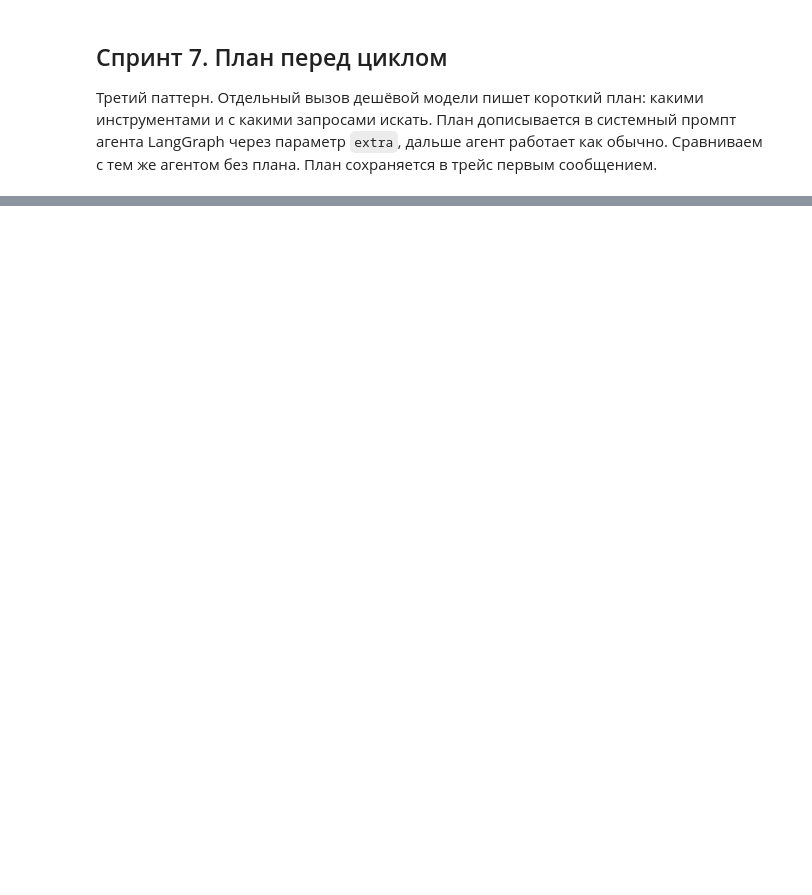
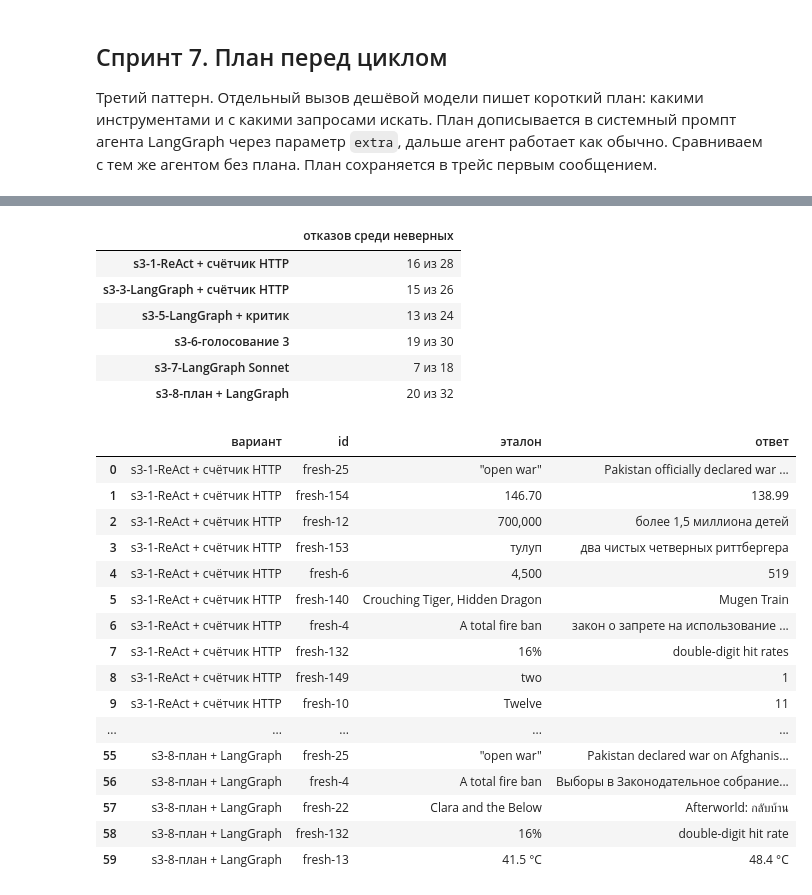
Before and after one commit to NorthMarshmallo/AI_Agent_events, a Jupyter notebook: notebooks/03_framework_patterns.ipynb, the cells around one changed output, grey strips where cells are left out. Saved outputs shown, nothing was run; the diff lists cells and outputs as text; code cells hidden in the pictures; blank space fills up the shorter version.

```diff
--- a/notebooks/03_framework_patterns.ipynb
+++ b/notebooks/03_framework_patterns.ipynb
@@ -836,0 +874,43 @@ report([key(v) for v in ["s3-3-LangGraph + счётчик HTTP", "s3-8-план
+# %%
+REFUSAL = re.compile(r"нет (?:информации|данных|сведений)|отсутству|недоступн|неизвестн|не известн|не удалось|не найден|не установлен"
+                     r"|no (?:information|data)|unknown|not (?:available|found)|unable|wasn't able|could ?n[o']t|don't know", re.I)
+
+def to_check(variants, n=10, seed=0):
+    rows, refusals = [], {}
+    for variant, model in variants:
+        bad = wrong(variant, model, n=None)
+        full = {r["id"]: final_answer(r["answer"]) for r in RESULTS[key(variant, model)]}
+        refusal = bad["id"].map(lambda q: bool(REFUSAL.search(full[q])))         # отказ ищем в полном ответе, а не в обрезанном
+        refusals[variant] = f"{refusal.sum()} из {len(bad)}"
+        rows.append(bad[~refusal].sample(min(n, (~refusal).sum()), random_state=seed).assign(вариант=variant))   # случайные, но одни и те же при перезапуске
+    display(pd.Series(refusals, name="отказов среди неверных").to_frame())
+    return pd.concat(rows)[["вариант", "id", "эталон", "ответ"]].reset_index(drop=True)
+
+CHECK = to_check([("s3-1-ReAct + счётчик HTTP", CHEAP), ("s3-3-LangGraph + счётчик HTTP", CHEAP), ("s3-5-LangGraph + критик", CHEAP),
+                  ("s3-6-голосование 3", CHEAP), ("s3-7-LangGraph Sonnet", STRONG), ("s3-8-план + LangGraph", CHEAP)])
+CHECK
+# %% [output]
+|  | отказов среди неверных |
+| s3-1-ReAct + счётчик HTTP | 16 из 28 |
+| s3-3-LangGraph + счётчик HTTP | 15 из 26 |
+| s3-5-LangGraph + критик | 13 из 24 |
+| s3-6-голосование 3 | 19 из 30 |
+| s3-7-LangGraph Sonnet | 7 из 18 |
+| s3-8-план + LangGraph | 20 из 32 |
+|  | вариант | id | эталон | ответ |
+| 0 | s3-1-ReAct + счётчик HTTP | fresh-25 | "open war" | Pakistan officially declared war ... |
+| 1 | s3-1-ReAct + счётчик HTTP | fresh-154 | 146.70 | 138.99 |
+| 2 | s3-1-ReAct + счётчик HTTP | fresh-12 | 700,000 | более 1,5 миллиона детей |
+| 3 | s3-1-ReAct + счётчик HTTP | fresh-153 | тулуп | два чистых четверных риттбергера |
+| 4 | s3-1-ReAct + счётчик HTTP | fresh-6 | 4,500 | 519 |
+| 5 | s3-1-ReAct + счётчик HTTP | fresh-140 | Crouching Tiger, Hidden Dragon | Mugen Train |
+| 6 | s3-1-ReAct + счётчик HTTP | fresh-4 | A total fire ban | закон о запрете на использование ... |
+| 7 | s3-1-ReAct + счётчик HTTP | fresh-132 | 16% | double-digit hit rates |
+| 8 | s3-1-ReAct + счётчик HTTP | fresh-149 | two | 1 |
+| 9 | s3-1-ReAct + счётчик HTTP | fresh-10 | Twelve | 11 |
+| ... | ... | ... | ... | ... |
+| 55 | s3-8-план + LangGraph | fresh-25 | "open war" | Pakistan declared war on Afghanis... |
+| 56 | s3-8-план + LangGraph | fresh-4 | A total fire ban | Выборы в Законодательное собрание... |
+| 57 | s3-8-план + LangGraph | fresh-22 | Clara and the Below | Afterworld: กลับบ้าน |
+| 58 | s3-8-план + LangGraph | fresh-132 | 16% | double-digit hit rate |
+| 59 | s3-8-план + LangGraph | fresh-13 | 41.5 °C | 48.4 °C |
```
Also changed, not shown: parts of 7 cells of this notebook, 1 other file.
